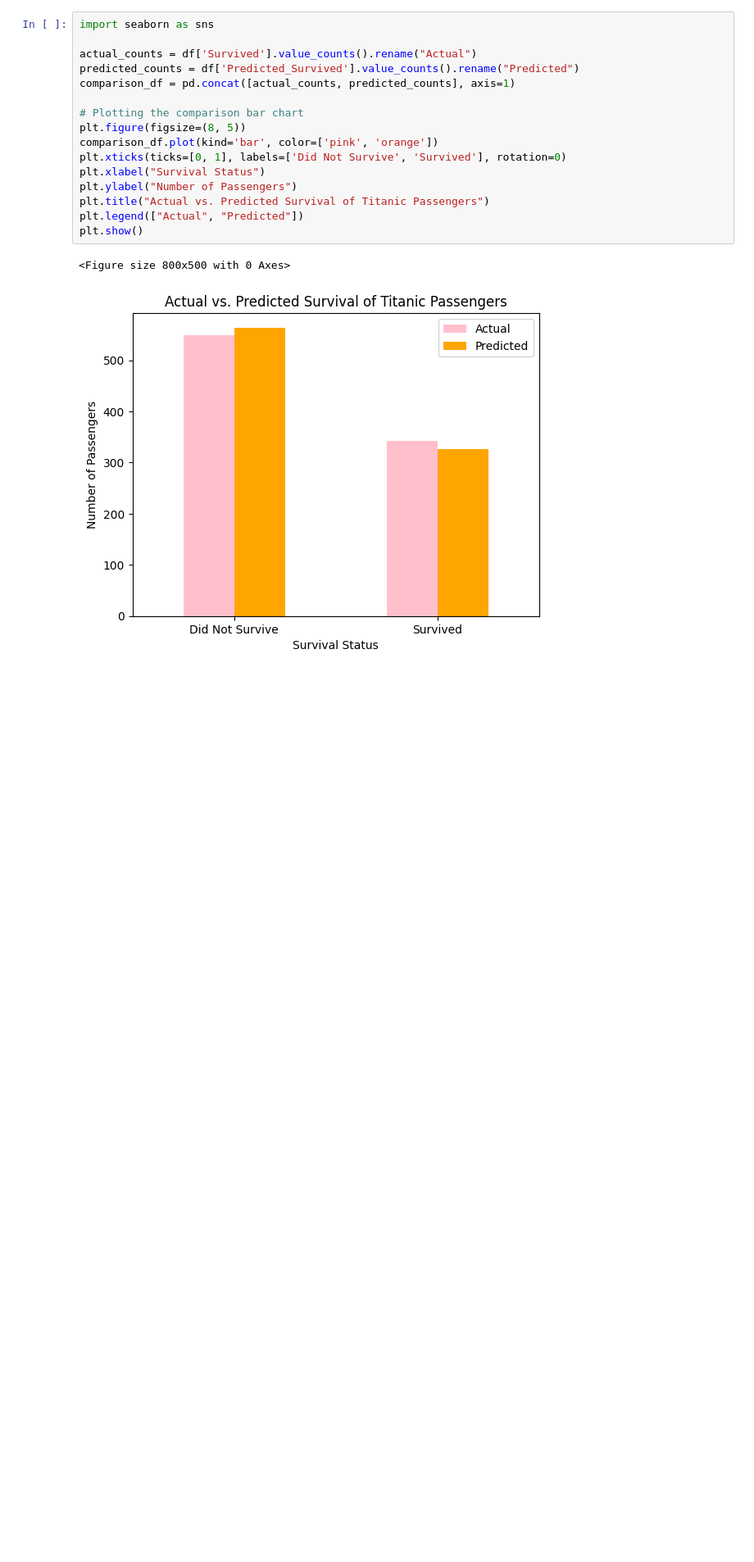
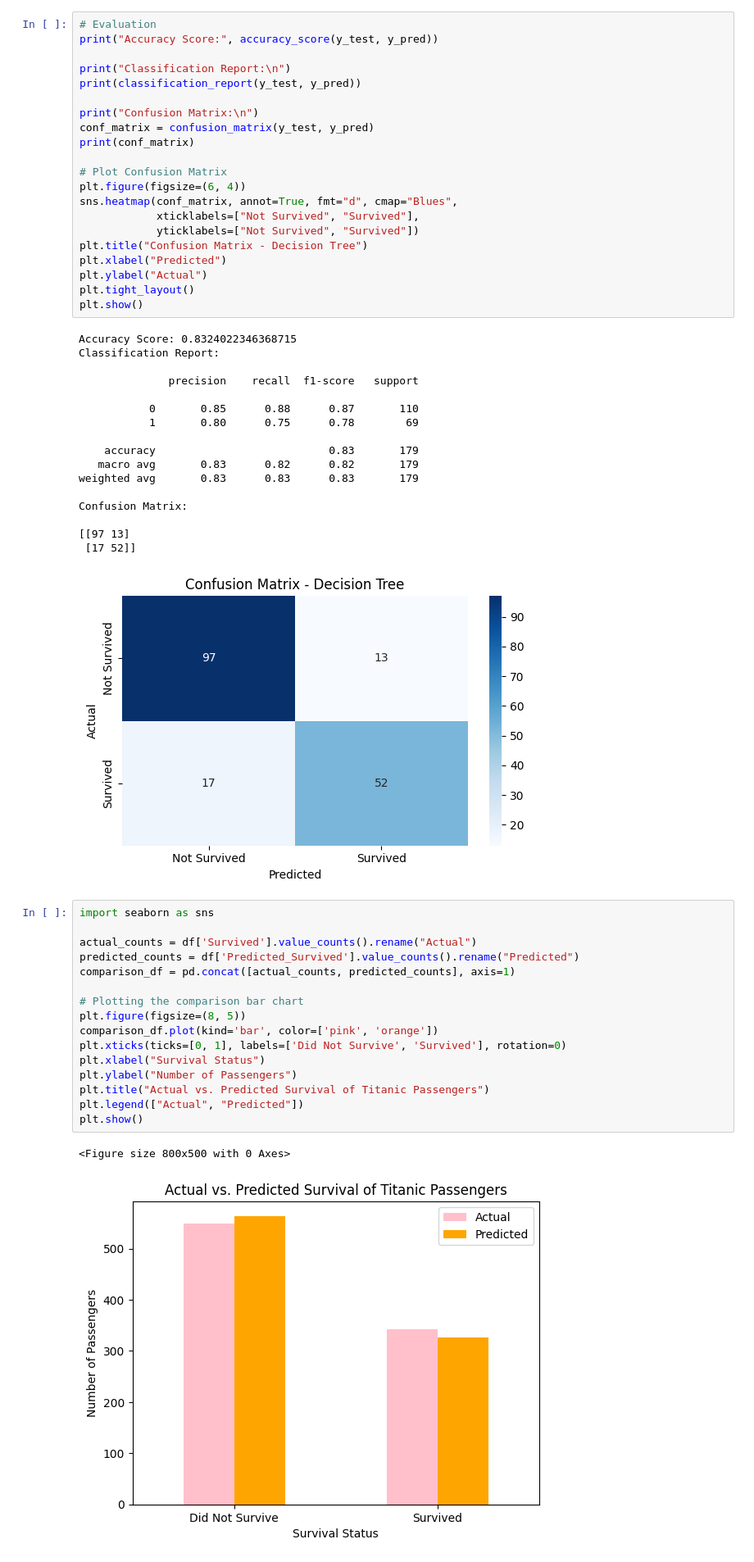
Before and after one commit to ChitrarthVasdev/CODSOFT, a Jupyter notebook: titanicsurvival.ipynb, the cells around one changed output. Shown at 82% size. Saved outputs shown, nothing was run; the diff lists cells and outputs as text; blank space fills up the shorter version.

```diff
--- a/titanicsurvival.ipynb
+++ b/titanicsurvival.ipynb
@@ -100,3 +62,42 @@ Sample Passenger Predictions:
+# %%
+# Evaluation
+print("Accuracy Score:", accuracy_score(y_test, y_pred))
+
+print("Classification Report:\n")
+print(classification_report(y_test, y_pred))
+
+print("Confusion Matrix:\n")
+conf_matrix = confusion_matrix(y_test, y_pred)
+print(conf_matrix)
+
+# Plot Confusion Matrix
+plt.figure(figsize=(6, 4))
+sns.heatmap(conf_matrix, annot=True, fmt="d", cmap="Blues",
+            xticklabels=["Not Survived", "Survived"],
+            yticklabels=["Not Survived", "Survived"])
+plt.title("Confusion Matrix - Decision Tree")
+plt.xlabel("Predicted")
+plt.ylabel("Actual")
+plt.tight_layout()
+plt.show()
+# %% [output]
+Accuracy Score: 0.8324022346368715
+Classification Report:
+
+              precision    recall  f1-score   support
+
+           0       0.85      0.88      0.87       110
+           1       0.80      0.75      0.78        69
+
+    accuracy                           0.83       179
+   macro avg       0.83      0.82      0.82       179
+weighted avg       0.83      0.83      0.83       179
+
+Confusion Matrix:
+
+[[97 13]
+ [17 52]]
+[figure, added]
 # %%
 import seaborn as sns
 
```
Also changed, not shown: parts of 2 cells of this notebook.
